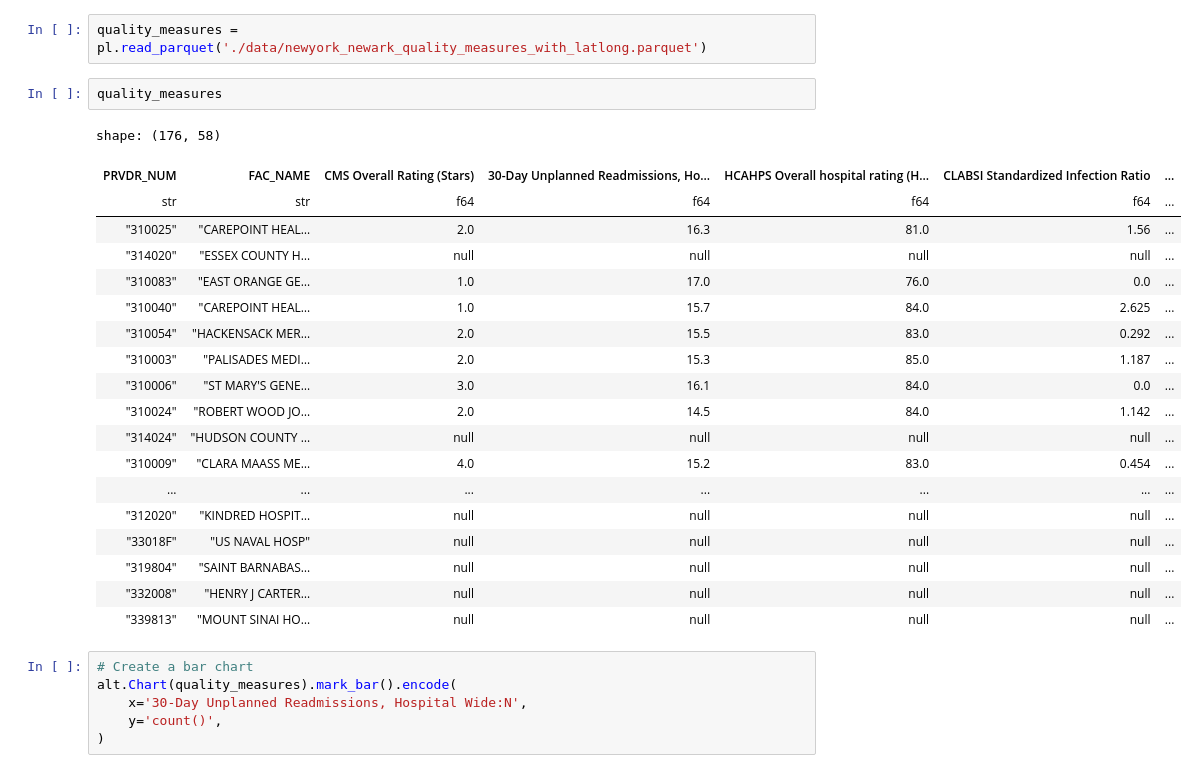
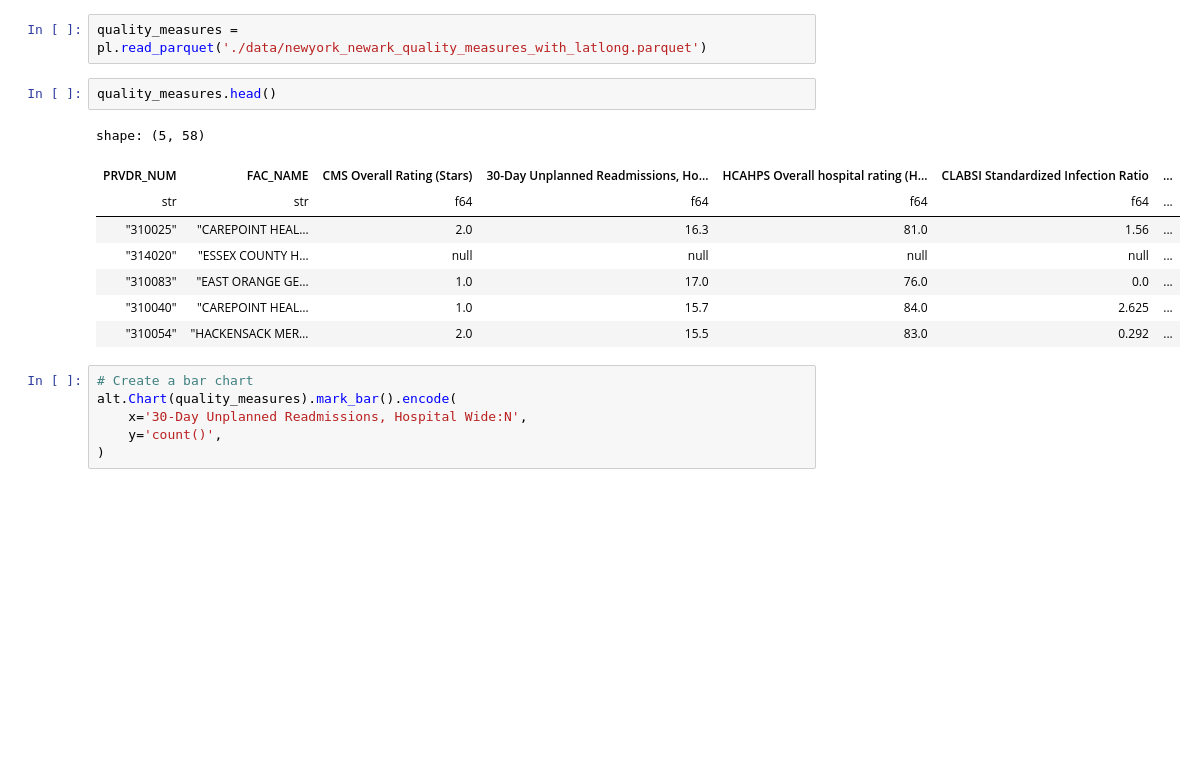
Before and after one commit to onefact/payless.health-quality-metrics, a Jupyter notebook: notebooks/newyork_quality_metrics.ipynb, the cells around one changed output. Saved outputs shown, nothing was run; the diff lists cells and outputs as text; blank space fills up the shorter version.

```diff
--- a/notebooks/newyork_quality_metrics.ipynb
+++ b/notebooks/newyork_quality_metrics.ipynb
@@ -309,27 +149,16 @@ ON
 # %%
 quality_measures = pl.read_parquet('./data/newyork_newark_quality_measures_with_latlong.parquet')
 # %%
-quality_measures
+quality_measures.head()
 # %% [output]
-shape: (176, 58)
+shape: (5, 58)
 | PRVDR_NUM | FAC_NAME | CMS Overall Rating (Stars) | 30-Day Unplanned Readmissions, Ho... | HCAHPS Overall hospital rating (H... | CLABSI Standardized Infection Ratio | ... |
 | str | str | f64 | f64 | f64 | f64 | ... |
 | "310025" | "CAREPOINT HEAL… | 2.0 | 16.3 | 81.0 | 1.56 | ... |
 | "314020" | "ESSEX COUNTY H… | null | null | null | null | ... |
 | "310083" | "EAST ORANGE GE… | 1.0 | 17.0 | 76.0 | 0.0 | ... |
 | "310040" | "CAREPOINT HEAL… | 1.0 | 15.7 | 84.0 | 2.625 | ... |
 | "310054" | "HACKENSACK MER… | 2.0 | 15.5 | 83.0 | 0.292 | ... |
-| "310003" | "PALISADES MEDI… | 2.0 | 15.3 | 85.0 | 1.187 | ... |
-| "310006" | "ST MARY'S GENE… | 3.0 | 16.1 | 84.0 | 0.0 | ... |
-| "310024" | "ROBERT WOOD JO… | 2.0 | 14.5 | 84.0 | 1.142 | ... |
-| "314024" | "HUDSON COUNTY … | null | null | null | null | ... |
-| "310009" | "CLARA MAASS ME… | 4.0 | 15.2 | 83.0 | 0.454 | ... |
-| ... | ... | ... | ... | ... | ... | ... |
-| "312020" | "KINDRED HOSPIT… | null | null | null | null | ... |
-| "33018F" | "US NAVAL HOSP" | null | null | null | null | ... |
-| "319804" | "SAINT BARNABAS… | null | null | null | null | ... |
-| "332008" | "HENRY J CARTER… | null | null | null | null | ... |
-| "339813" | "MOUNT SINAI HO… | null | null | null | null | ... |
 # %%
 # Create a bar chart
 alt.Chart(quality_measures).mark_bar().encode(
```
Also changed, not shown: parts of 16 cells of this notebook.
